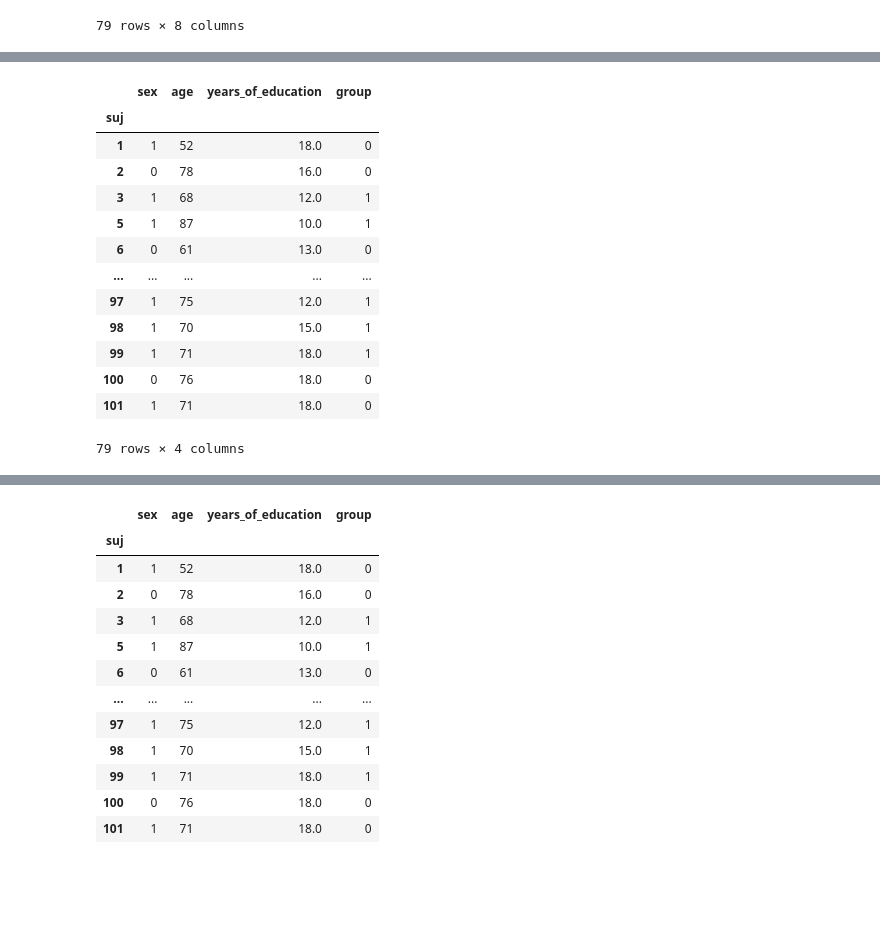
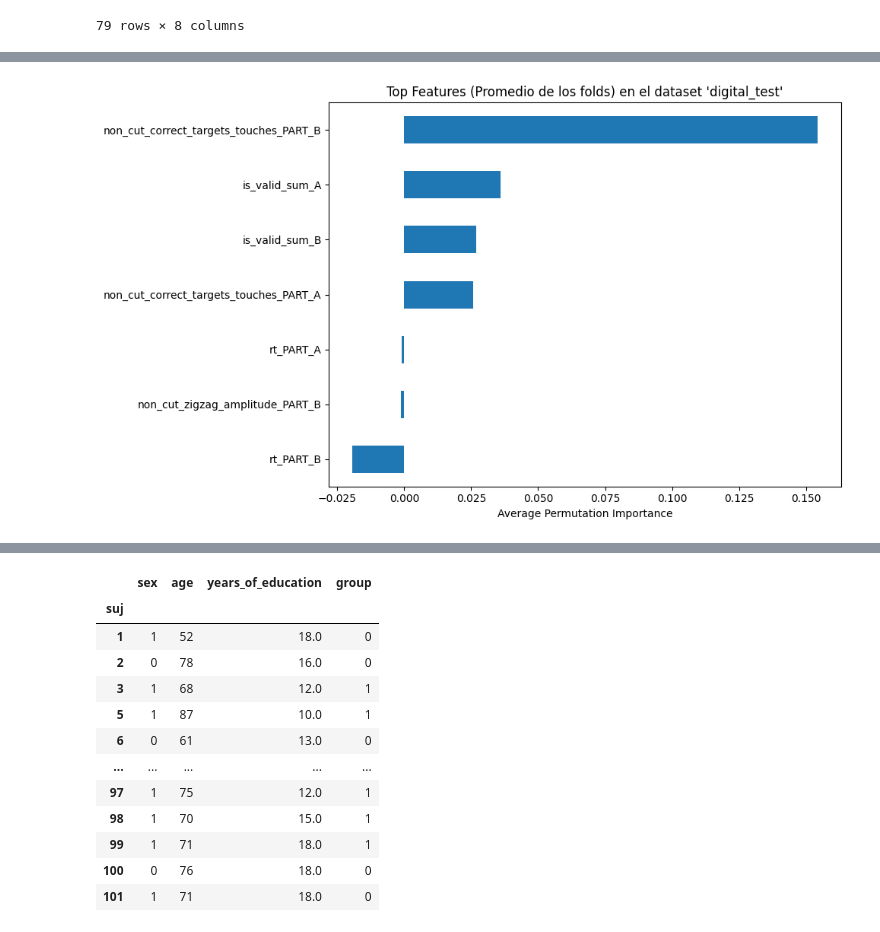
Before and after one commit to gianluca-capelo/tmt-analysis, a Jupyter notebook: notebooks/modelling.ipynb, the cells around one changed output, grey strips where cells are left out. Drawn from its saved outputs; the diff is of its cells as text; code cells hidden in the pictures; blank space fills up the shorter version.

```diff
--- a/notebooks/modelling.ipynb
+++ b/notebooks/modelling.ipynb
@@ -1439,17 +1341,0 @@ df_digital_plus_demo
-# %%
-demographic_df
-# %% [output]
-|  | sex | age | years_of_education | group |
-| suj |  |  |  |  |
-| 1 | 1 | 52 | 18.0 | 0 |
-| 2 | 0 | 78 | 16.0 | 0 |
-| 3 | 1 | 68 | 12.0 | 1 |
-| 5 | 1 | 87 | 10.0 | 1 |
-| 6 | 0 | 61 | 13.0 | 0 |
-| ... | ... | ... | ... | ... |
-| 97 | 1 | 75 | 12.0 | 1 |
-| 98 | 1 | 70 | 15.0 | 1 |
-| 99 | 1 | 71 | 18.0 | 1 |
-| 100 | 0 | 76 | 18.0 | 0 |
-| 101 | 1 | 71 | 18.0 | 0 |
-79 rows × 4 columns
@@ -1455,0 +1344,19 @@ demographic_df
+# %%
+# Suponiendo que ya hiciste:
+df_folds = pd.DataFrame(fold_metrics)
+
+# Expandir columnas por feature
+importances_df = pd.DataFrame(df_folds['feature_importances'].tolist(), columns=feature_names)
+
+# Calcular media
+mean_importances = importances_df.mean()
+
+# Ordenar y graficar
+top_features = mean_importances.sort_values(ascending=False).head(n_importances)
+top_features[::-1].plot(kind='barh', figsize=(10, 6))
+plt.xlabel("Average Permutation Importance")
+plt.title(f"Top Features (Promedio de los folds) en el dataset '{dataset}'")
+plt.tight_layout()
+plt.show()
+# %% [output]
+[figure, added]
```
Also changed, not shown: parts of 16 cells of this notebook, 4 other files.
